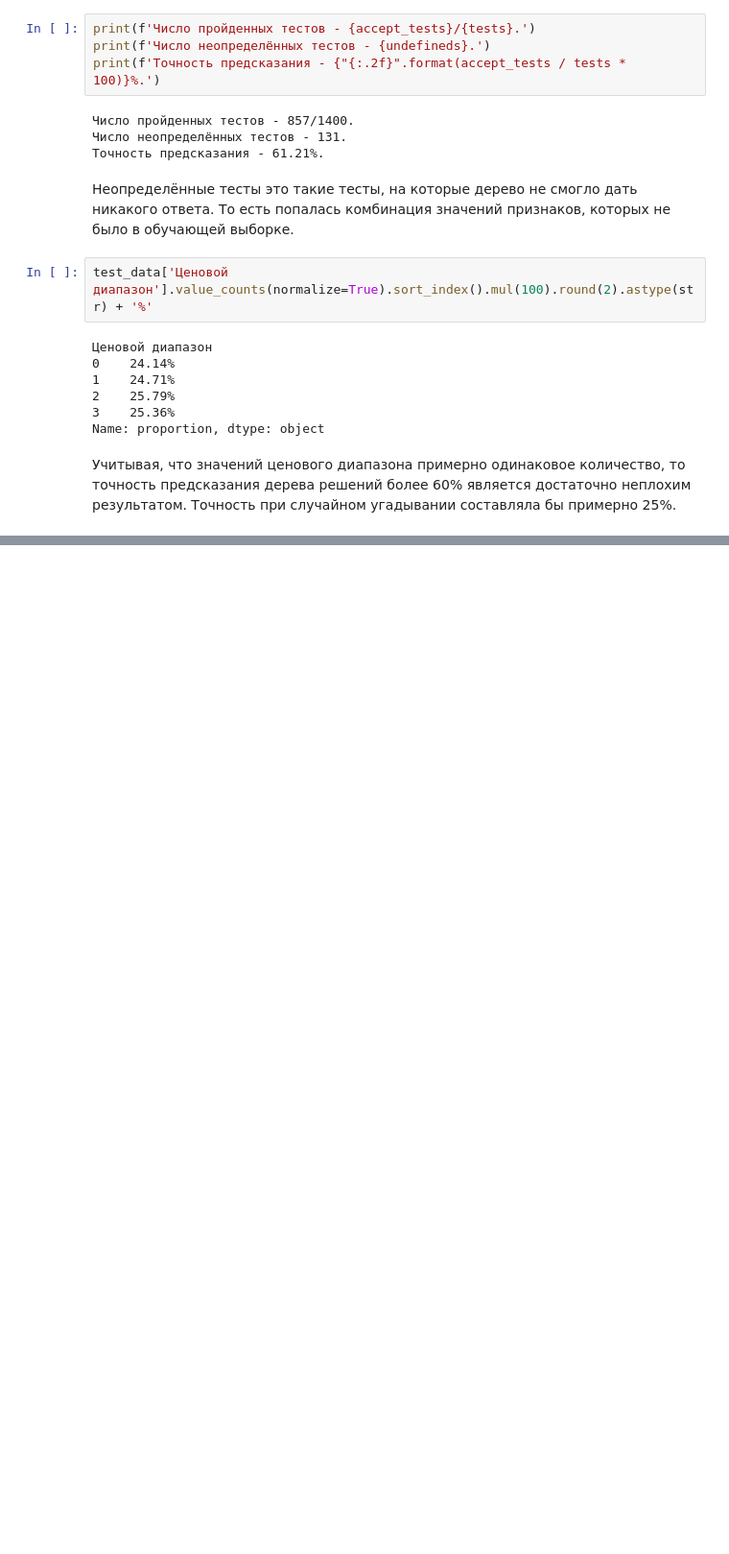
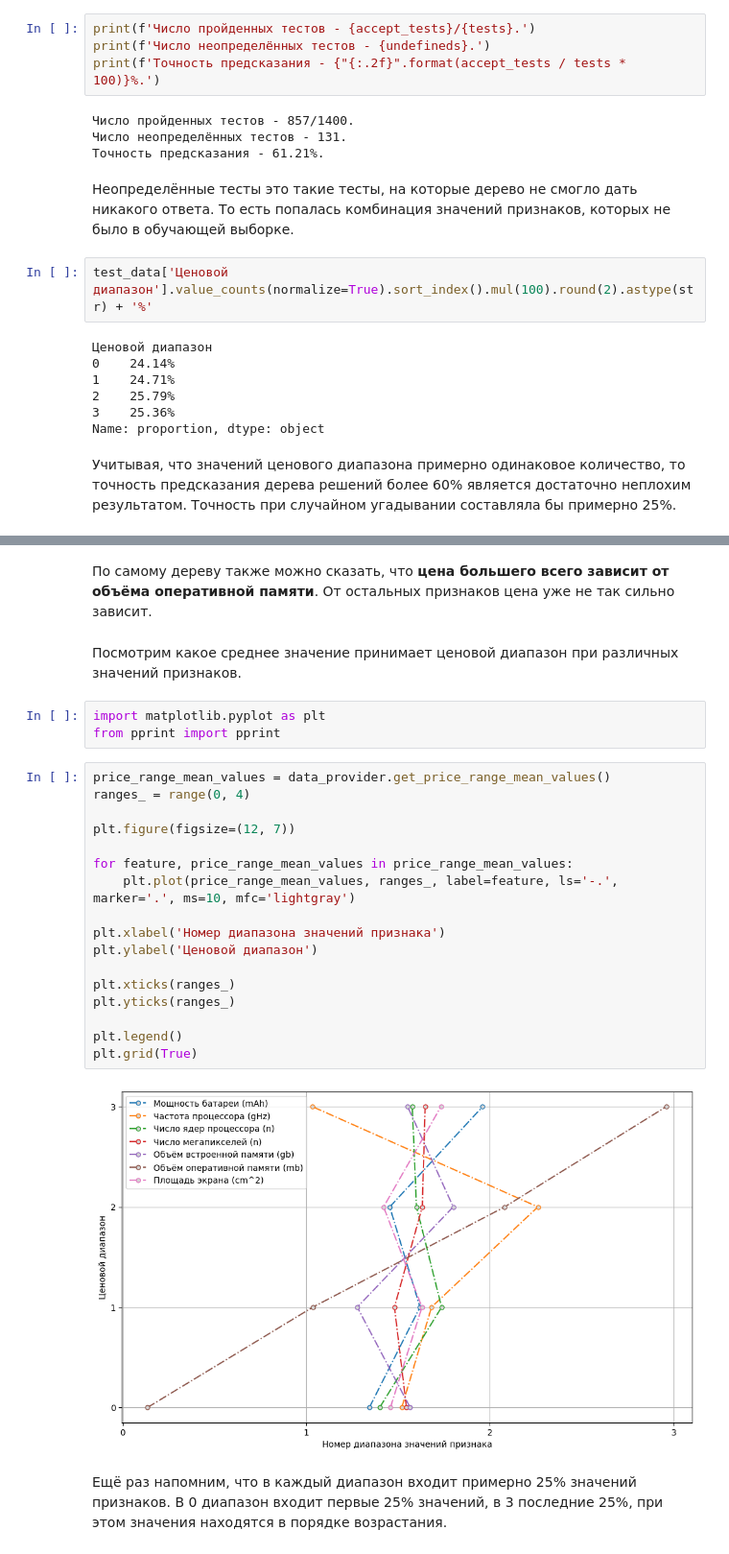
Before and after one commit to stlss/laboratory-works, a Jupyter notebook: Ais/DecisionTree/notebook.ipynb, the cells around one changed output, grey strips where cells are left out. Shown: that part at 96% size. Drawn from its saved outputs; the diff is of its cells as text; blank space fills up the shorter version.

```diff
--- a/Ais/DecisionTree/notebook.ipynb
+++ b/Ais/DecisionTree/notebook.ipynb
@@ -136,0 +151,28 @@ Name: proportion, dtype: object
+# %% [markdown]
+По самому дереву также можно сказать, что **цена большего всего зависит от объёма оперативной памяти**. От остальных признаков цена уже не так сильно зависит.
+# %% [markdown]
+Посмотрим какое среднее значение принимает ценовой диапазон при различных значений признаков.
+# %%
+import matplotlib.pyplot as plt
+from pprint import pprint
+# %%
+price_range_mean_values = data_provider.get_price_range_mean_values()
+ranges_ = range(0, 4)
+
+plt.figure(figsize=(12, 7))
+
+for feature, price_range_mean_values in price_range_mean_values:
+    plt.plot(price_range_mean_values, ranges_, label=feature, ls='-.', marker='.', ms=10, mfc='lightgray')
+
+plt.xlabel('Номер диапазона значений признака')
+plt.ylabel('Ценовой диапазон')
+
+plt.xticks(ranges_)
+plt.yticks(ranges_)
+
+plt.legend()
+plt.grid(True)
+# %% [output]
+[figure, added]
+# %% [markdown]
+Ещё раз напомним, что в каждый диапазон входит примерно 25% значений признаков. В 0 диапазон входит первые 25% значений, в 3 последние 25%, при этом значения находятся в порядке возрастания.
```
Also changed, not shown: parts of 6 cells of this notebook, 2 other files.
